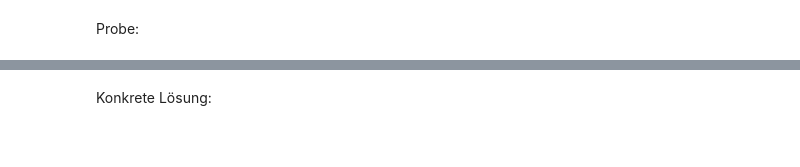
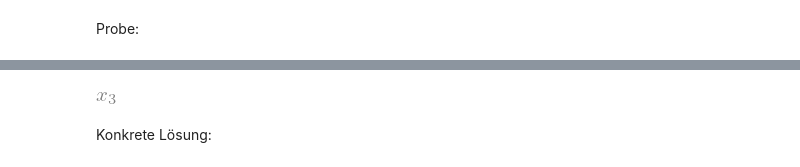
Before and after one commit to Ruediger-Braun/compana20, a Jupyter notebook: Lektion09.ipynb, the cells around one changed output, grey strips where cells are left out. Saved outputs shown, nothing was run; the diff lists cells and outputs as text; code cells hidden in the pictures; blank space fills up the shorter version.

```diff
--- a/Lektion09.ipynb
+++ b/Lektion09.ipynb
@@ -50,3 +66,7 @@ A*v - b
+# %%
+x[2]
+# %% [output]
+[figure, added]
 # %% [markdown]
 Konkrete Lösung:
 # %%
```
Also changed, not shown: parts of 63 cells of this notebook.
